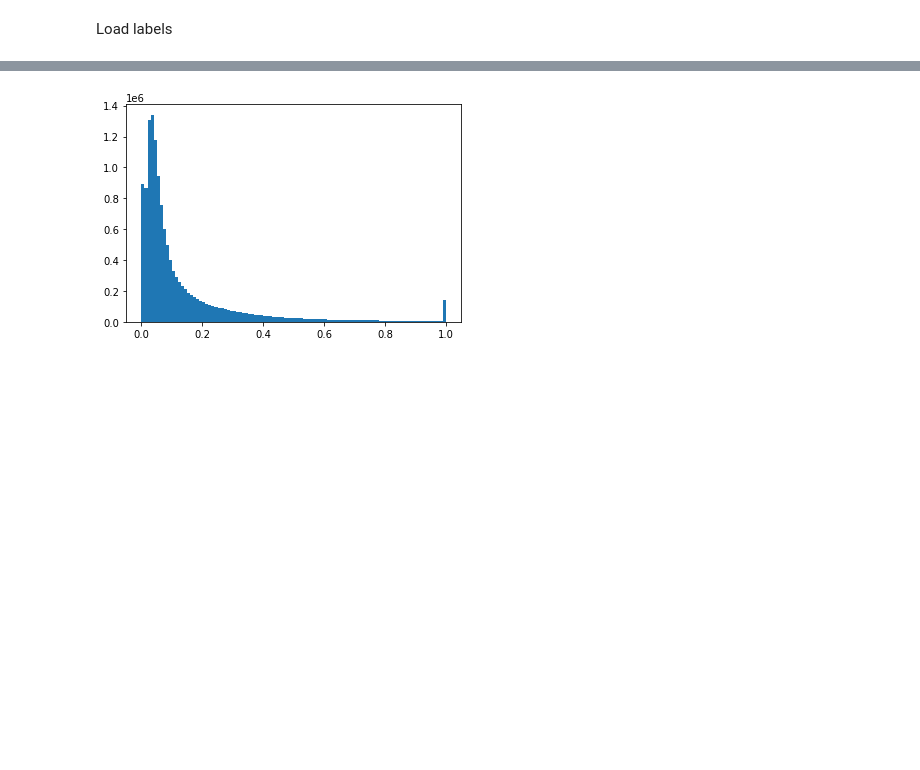
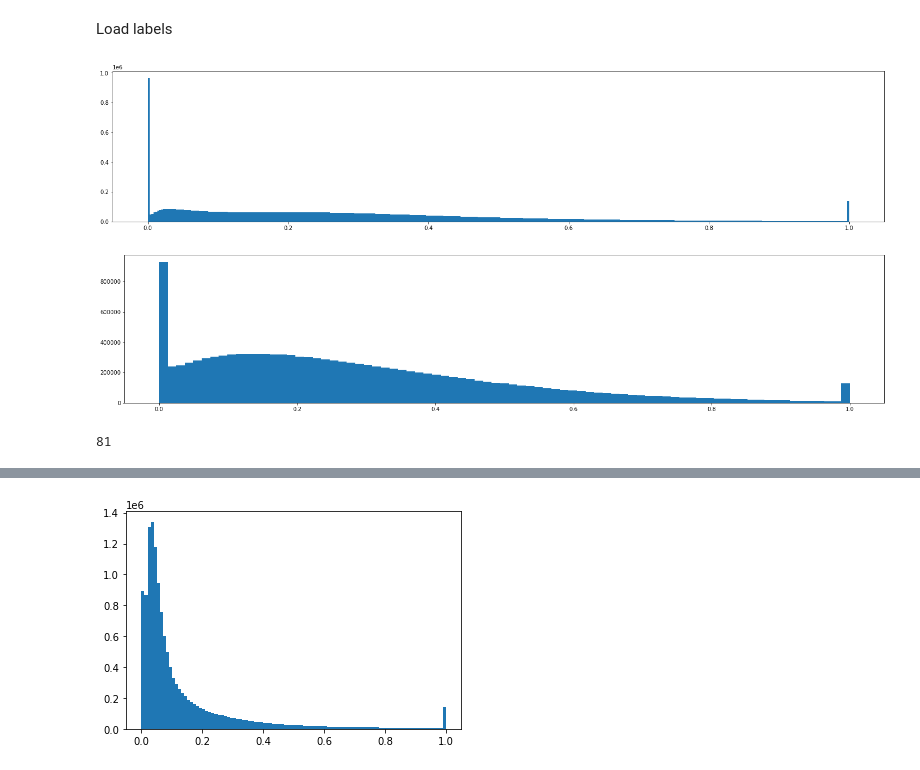
Before and after one commit to Alexwestbrook/mnhn-internship_DeepCNN_ChIP-seq, a Jupyter notebook: Exogenous_yeast.ipynb, the cells around one changed output, grey strips where cells are left out. Drawn from its saved outputs; the diff is of its cells as text; code cells hidden in the pictures; blank space fills up the shorter version.

```diff
--- a/Exogenous_yeast.ipynb
+++ b/Exogenous_yeast.ipynb
@@ -63,0 +76,18 @@ lens = {'myco': {k: len(v) for k, v in myco_coh.items()},
+# %%
+mergem = np.concatenate(list(myco_nuc.values()))
+plt.figure(figsize=(25, 5))
+plt.hist(mergem, bins=370, range=(0, 1))
+plt.show()
+
+mergep = np.concatenate(list(pneu_nuc.values()))
+plt.figure(figsize=(25, 5))
+plt.hist(mergep, bins=81, range=(0, 1))
+plt.show()
+# %% [output]
+[figure, added]
+[figure, added]
+# %%
+uniq, counts = np.unique(mergep, return_counts=True)
+len(uniq)
+# %% [output]
+81
```
Also changed, not shown: parts of 10 cells of this notebook, 2 other files.
